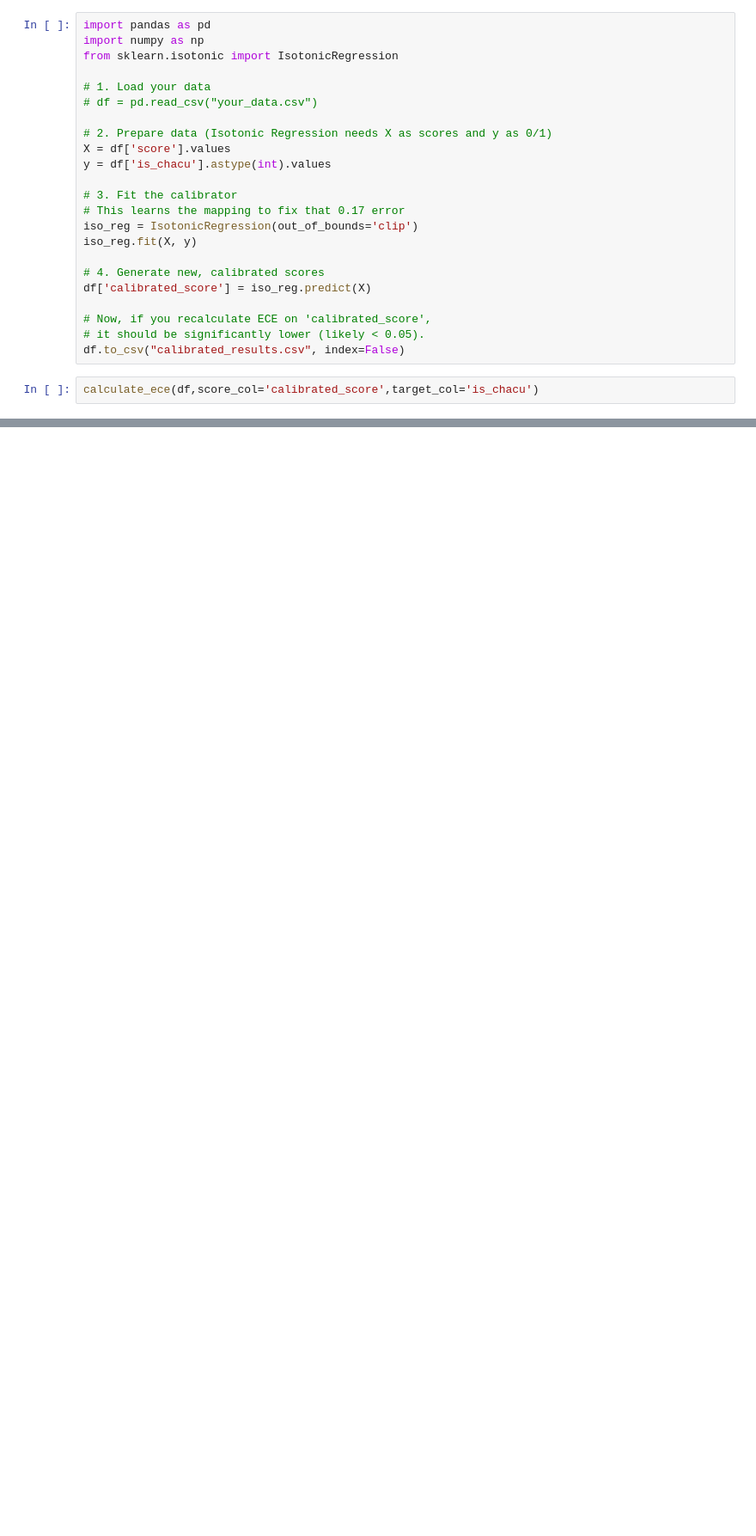
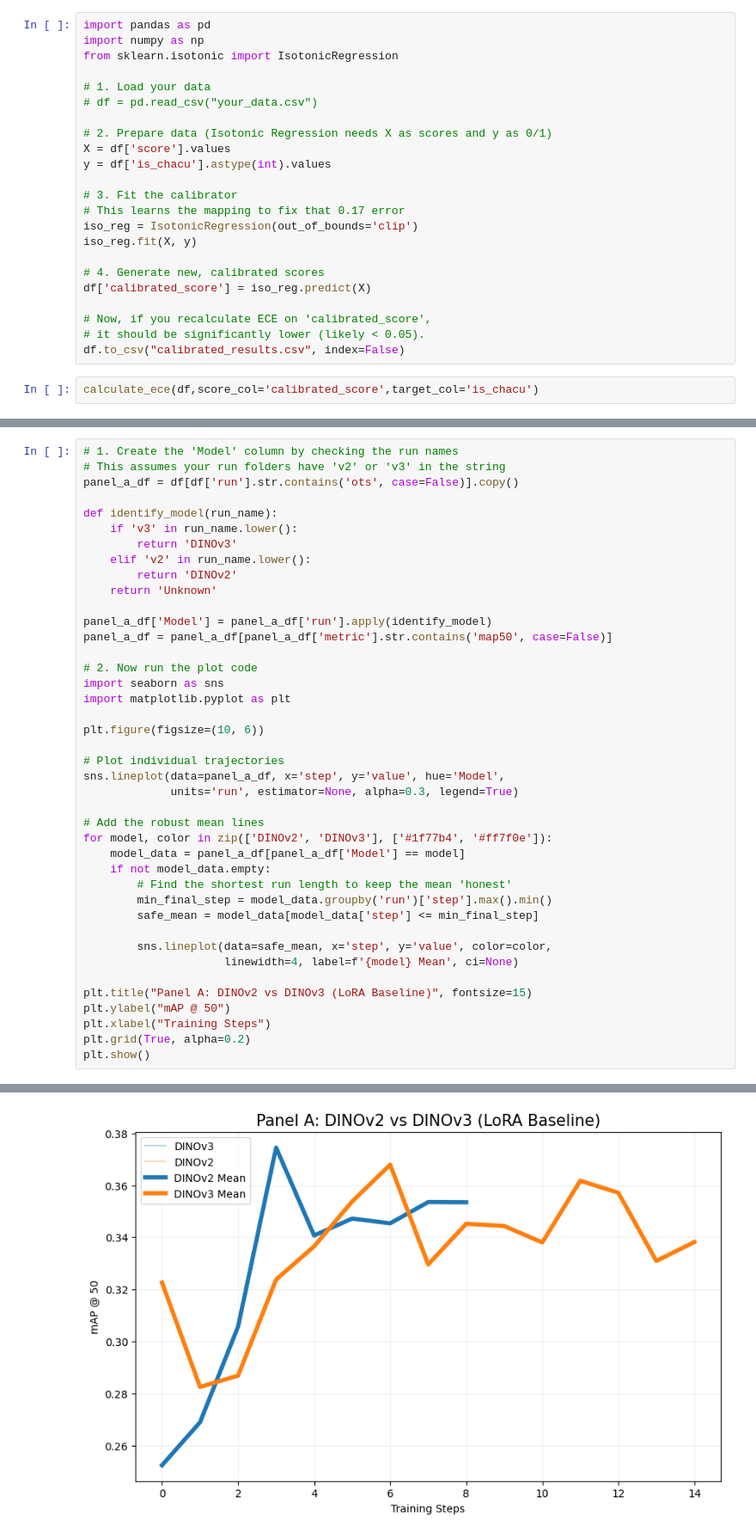
Before and after one commit to JamesZDonline/dinov3_stack, a Jupyter notebook: sandbox.ipynb, the cells around one changed output, grey strips where cells are left out. Shown at 86% size. Drawn from its saved outputs; the diff is of its cells as text; blank space fills up the shorter version.

```diff
--- a/sandbox.ipynb
+++ b/sandbox.ipynb
@@ -640,0 +1115,42 @@ calculate_ece(df,score_col='calibrated_score',target_col='is_chacu')
+# %%
+# 1. Create the 'Model' column by checking the run names
+# This assumes your run folders have 'v2' or 'v3' in the string
+panel_a_df = df[df['run'].str.contains('ots', case=False)].copy()
+
+def identify_model(run_name):
+    if 'v3' in run_name.lower():
+        return 'DINOv3'
+    elif 'v2' in run_name.lower():
+        return 'DINOv2'
+    return 'Unknown'
+
+panel_a_df['Model'] = panel_a_df['run'].apply(identify_model)
+panel_a_df = panel_a_df[panel_a_df['metric'].str.contains('map50', case=False)]
+
+# 2. Now run the plot code
+import seaborn as sns
+import matplotlib.pyplot as plt
+
+plt.figure(figsize=(10, 6))
+
+# Plot individual trajectories
+sns.lineplot(data=panel_a_df, x='step', y='value', hue='Model',
+             units='run', estimator=None, alpha=0.3, legend=True)
+
+# Add the robust mean lines
+for model, color in zip(['DINOv2', 'DINOv3'], ['#1f77b4', '#ff7f0e']):
+    model_data = panel_a_df[panel_a_df['Model'] == model]
+    if not model_data.empty:
+        # Find the shortest run length to keep the mean 'honest'
+        min_final_step = model_data.groupby('run')['step'].max().min()
+        safe_mean = model_data[model_data['step'] <= min_final_step]
+
+        sns.lineplot(data=safe_mean, x='step', y='value', color=color,
+                     linewidth=4, label=f'{model} Mean', ci=None)
+
+plt.title("Panel A: DINOv2 vs DINOv3 (LoRA Baseline)", fontsize=15)
+plt.ylabel("mAP @ 50")
+plt.xlabel("Training Steps")
+plt.grid(True, alpha=0.2)
+plt.show()
+# %% [output]
@@ -640,0 +1164 @@ calculate_ece(df,score_col='calibrated_score',target_col='is_chacu')
+[figure, added]
```
Also changed, not shown: parts of 35 cells of this notebook, 2 other files.
